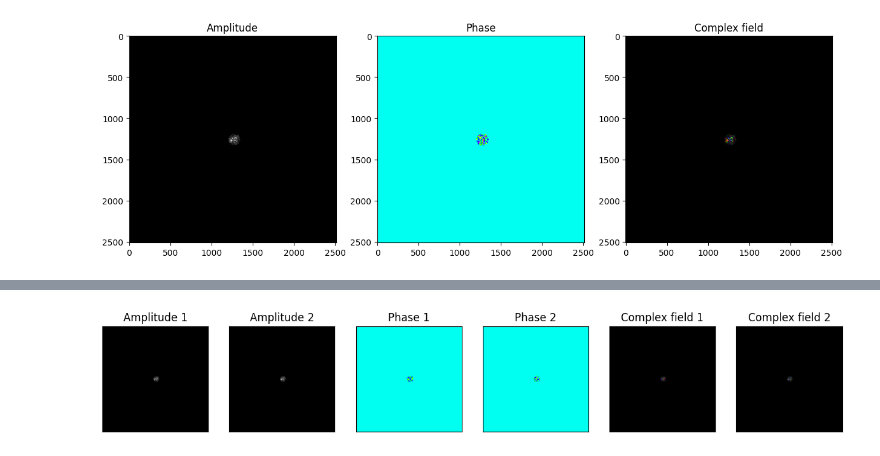
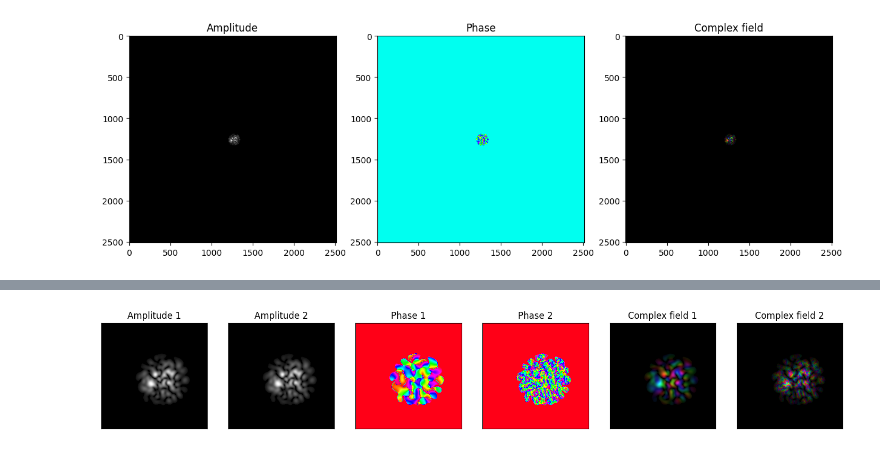
Before and after one commit to jysru/Speckle-Retrieval, a Jupyter notebook: notebooks/experimental_speckle_retrieval.ipynb, the cells around one changed output, grey strips where cells are left out. Saved outputs shown, nothing was run; the diff lists cells and outputs as text; code cells hidden in the pictures.

```diff
--- a/notebooks/experimental_speckle_retrieval.ipynb
+++ b/notebooks/experimental_speckle_retrieval.ipynb
@@ -94,4 +101,6 @@ Pearson: 1.0000000000000002
-# %%
-_ = speckleret.plots.compare_complex_fields(supported_field[100:1500, 1000:1500], y_hat[100:1500, 1000:1500], remove_ticks=True)
-# %% [output]
-[figure, removed]
+# %%
+y_ret = y_hat.copy()
+y_ret = y_hat * support
+_ = speckleret.plots.compare_complex_fields(supported_field[1100:1400, 1100:1400], y_ret[1100:1400, 1100:1400], remove_ticks=True, figsize=(18,6))
+# %% [output]
+[figure, added]
```
Also changed, not shown: parts of 3 cells of this notebook.
